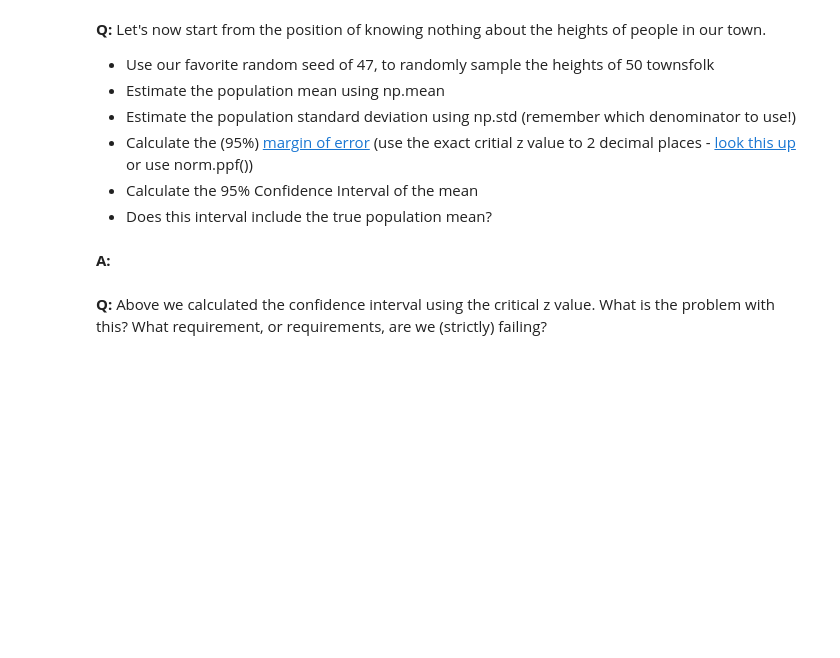
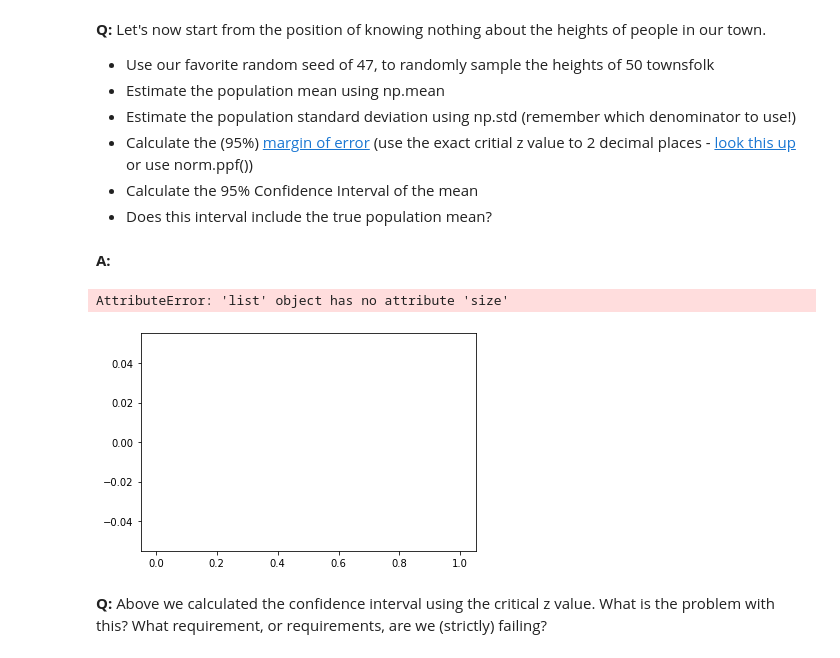
Before and after one commit to mdlee3551/springboard, a Jupyter notebook: inferential_statistics_1a-Q6.25.ipynb, the cells around one changed output. Drawn from its saved outputs; the diff is of its cells as text; code cells hidden in the pictures; blank space fills up the shorter version.

```diff
--- a/inferential_statistics_1a-Q6.25.ipynb
+++ b/inferential_statistics_1a-Q6.25.ipynb
@@ -322,3 +304,15 @@ seed(47)
+# %%
+seed(47)
+# take your sample now
+
+np.mean(sample)
+np.std(sample, ddof=1)
+plt.hist(sample, bins=15)
+norm.ppf(q=.95) * np.std(sample, ddof=1) / np.sqrt(sample.size)
+norm.interval(0.95, loc=np.mean(sample), scale=np.std(sample, ddof=1))
+# %% [output]
+AttributeError: 'list' object has no attribute 'size'
+[figure, added]
 # %% [markdown]
 __Q:__ Above we calculated the confidence interval using the critical z value. What is the problem with this? What requirement, or requirements, are we (strictly) failing?
 # %% [markdown]
```
Also changed, not shown: parts of 25 cells of this notebook.
